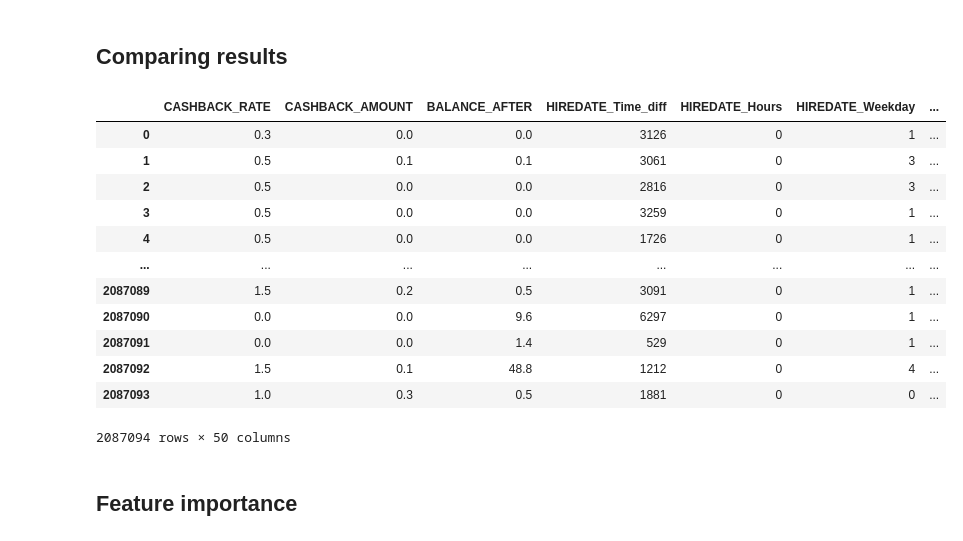
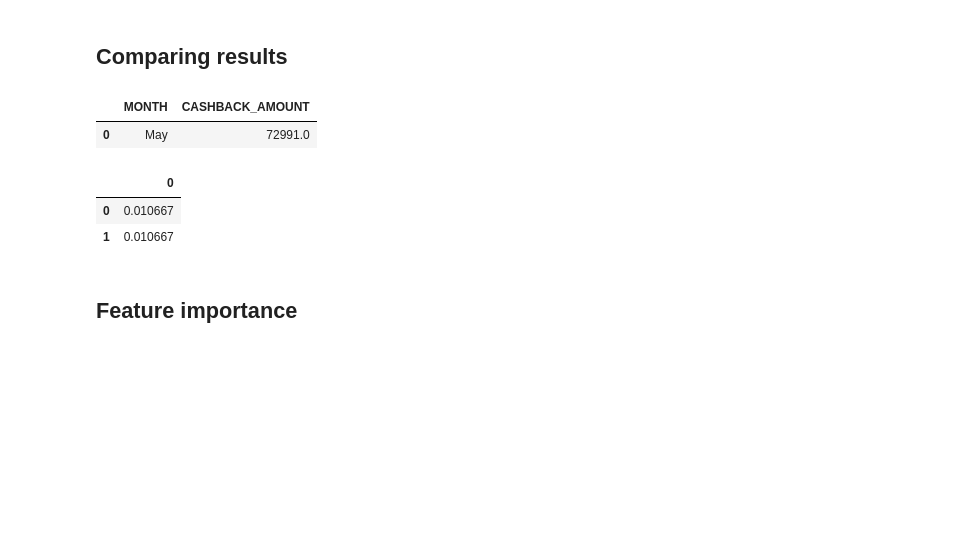
Before and after one commit to Ismat-Samadov/vipemlak_az, a Jupyter notebook: Cashback.ipynb, the cells around one changed output. Cells and saved outputs as stored; diff of their text form; code cells hidden in the pictures; blank space fills up the shorter version.

```diff
--- a/Cashback.ipynb
+++ b/Cashback.ipynb
@@ -748,31 +751,25 @@ KeyError: 'BANK_TIME'
 # %%
 df['BANK_TIME'] = pd.to_datetime(df['BANK_TIME'])
 
 # Filter the DataFrame for the specified date range
 filtered_df = df[(df['BANK_TIME'] >= pd.to_datetime('2023-05-01')) & (df['BANK_TIME'] <= pd.to_datetime('2023-05-31'))]
 
 # Group by month and calculate the sum of cashback amounts
 result = filtered_df.groupby(filtered_df['BANK_TIME'].dt.strftime('%B'))['CASHBACK_AMOUNT'].sum().reset_index()
 
 # Rename the columns
 result = result.rename(columns={'BANK_TIME': 'MONTH', 'CASHBACK_AMOUNT': 'CASHBACK_AMOUNT'})
 
 result
-summary
 # %% [output]
-|  | CASHBACK_RATE | CASHBACK_AMOUNT | BALANCE_AFTER | HIREDATE_Time_diff | HIREDATE_Hours | HIREDATE_Weekday | ... |
-| 0 | 0.3 | 0.0 | 0.0 | 3126 | 0 | 1 | ... |
-| 1 | 0.5 | 0.1 | 0.1 | 3061 | 0 | 3 | ... |
-| 2 | 0.5 | 0.0 | 0.0 | 2816 | 0 | 3 | ... |
-| 3 | 0.5 | 0.0 | 0.0 | 3259 | 0 | 1 | ... |
-| 4 | 0.5 | 0.0 | 0.0 | 1726 | 0 | 1 | ... |
-| ... | ... | ... | ... | ... | ... | ... | ... |
-| 2087089 | 1.5 | 0.2 | 0.5 | 3091 | 0 | 1 | ... |
-| 2087090 | 0.0 | 0.0 | 9.6 | 6297 | 0 | 1 | ... |
-| 2087091 | 0.0 | 0.0 | 1.4 | 529 | 0 | 1 | ... |
-| 2087092 | 1.5 | 0.1 | 48.8 | 1212 | 0 | 4 | ... |
-| 2087093 | 1.0 | 0.3 | 0.5 | 1881 | 0 | 0 | ... |
+|  | MONTH | CASHBACK_AMOUNT |
+| 0 | May | 72991.0 |
-2087094 rows × 50 columns
+# %%
+pd.DataFrame(summary)
+# %% [output]
+|  | 0 |
+| 0 | 0.010667 |
+| 1 | 0.010667 |
 # %% [markdown]
  ## Feature importance
 # %%
```
Also changed, not shown: parts of 2 cells of this notebook, 1 other file.
